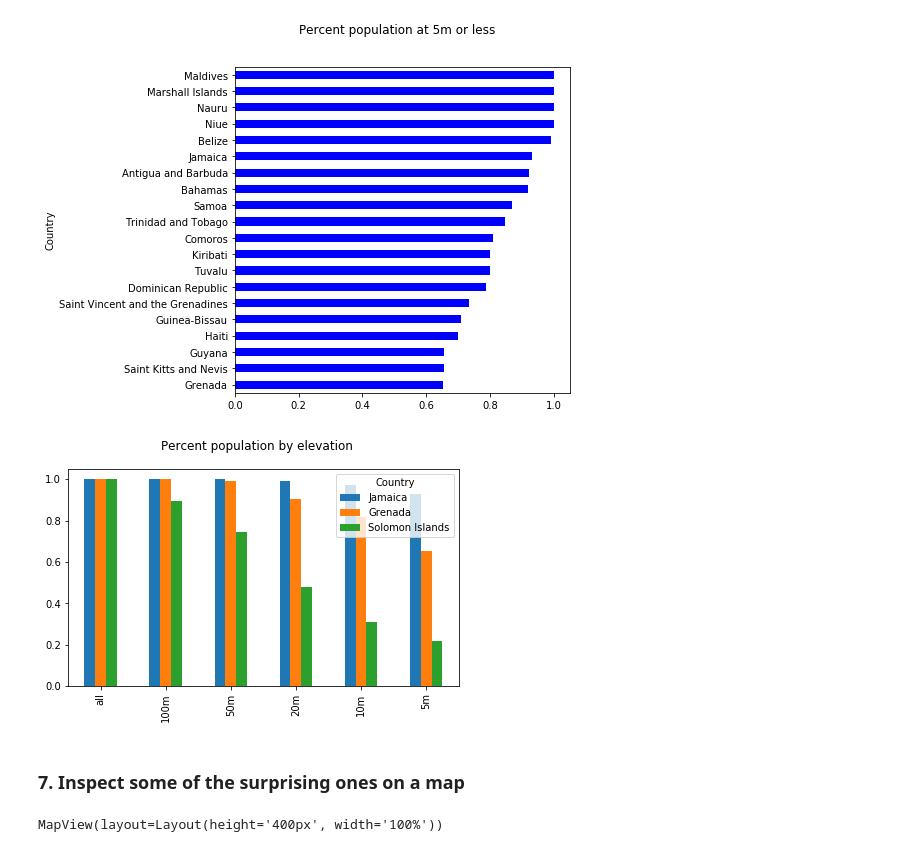
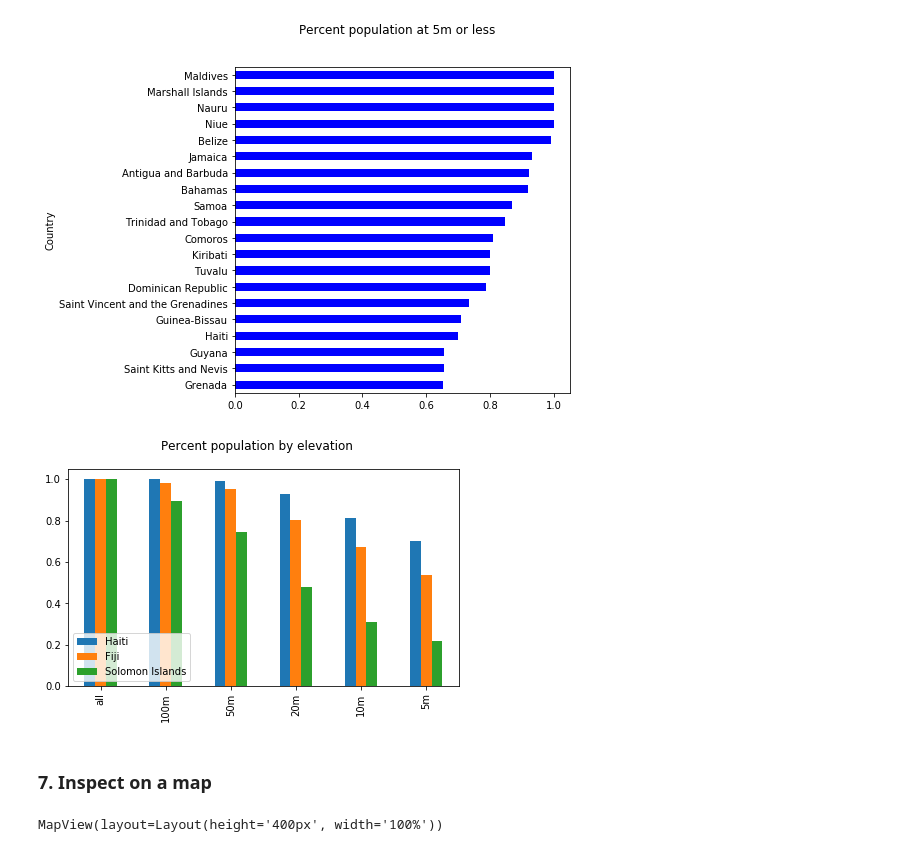
Before and after one commit to gc2300/coastalcities, a Jupyter notebook: SIDS_pop6.ipynb, the cells around one changed output. Drawn from its saved outputs; the diff is of its cells as text; code cells hidden in the pictures.

```diff
--- a/SIDS_pop6.ipynb
+++ b/SIDS_pop6.ipynb
@@ -194,10 +194,11 @@ ax.invert_yaxis()
 [figure]
 # %%
 f,ax = plt.subplots(figsize=[7,4])
-df_pc.T[['Jamaica','Grenada','Solomon Islands']].plot(kind='bar',ax=ax)
+df_pc.T[['Haiti','Fiji','Solomon Islands']].plot(kind='bar',ax=ax)
+ax.legend(loc=3)
 f.suptitle('Percent population by elevation');
 # %% [output]
-[figure, old version]
+[figure, new version]
 # %% [markdown]
-### 7. Inspect some of the surprising ones on a map
+### 7. Inspect on a map
 # %%
```
Also changed, not shown: parts of 2 cells of this notebook.
